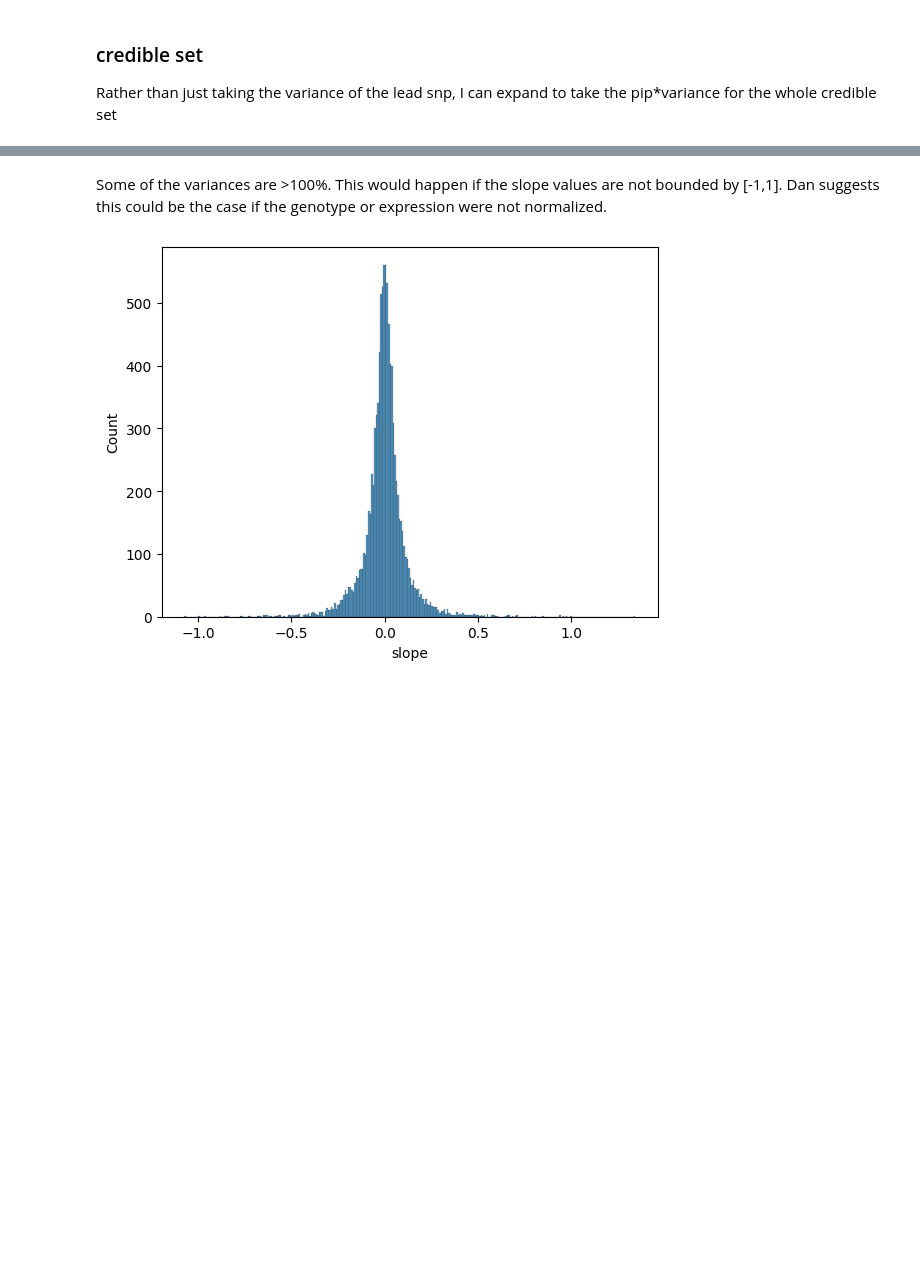
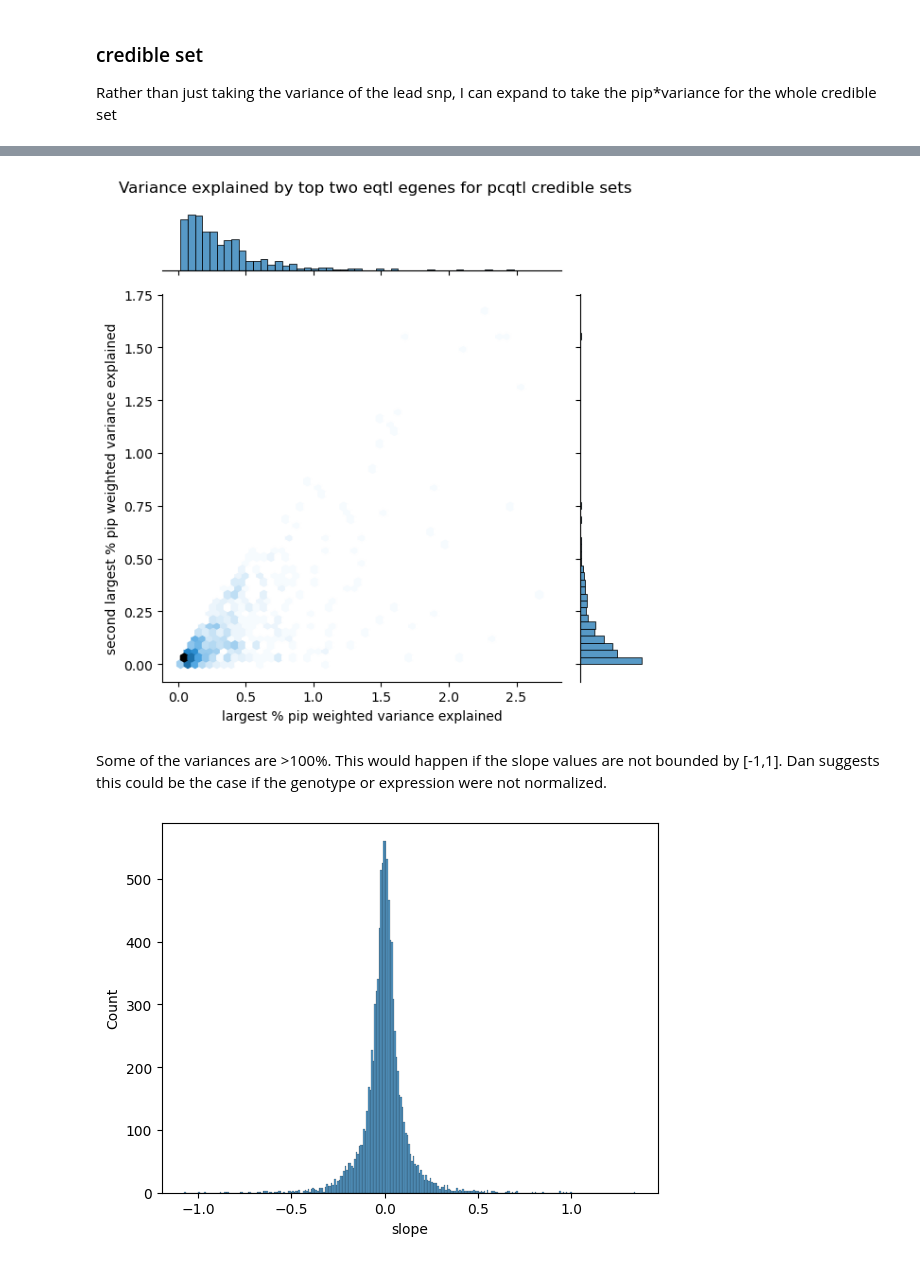
Before and after one commit to kal26/pcqtls, a Jupyter notebook: workflow/notebooks/pc_gene_variance.ipynb, the cells around one changed output, grey strips where cells are left out. Cells and saved outputs as stored; diff of their text form; code cells hidden in the pictures; blank space fills up the shorter version.

```diff
--- a/workflow/notebooks/pc_gene_variance.ipynb
+++ b/workflow/notebooks/pc_gene_variance.ipynb
@@ -150,2 +153,0 @@ pc1qtl_cs_e_nominal.reset_index(inplace=True, drop=True)
-# %%
-pc_susie_df.set_index('var_cluster')['pip']
@@ -182,7 +153,0 @@ pc1qtl_cs_e_nominal
-# %%
-
-
-# add in the pip, then calculate the effects size as a pip weighted slope**2
-pc1qtl_cs_e_nominal['pip'] = pc1qtl_cs_e_nominal['var_cluster'].map(pc_susie_df.set_index('var_cluster')['pip'])
-pc1qtl_cs_e_nominal['variance'] = pc1qtl_cs_e_nominal['slope'].apply(np.square)
-pc1qtl_cs_e_nominal['variance_weighted'] = pc1qtl_cs_e_nominal['variance'] * pc1qtl_cs_e_nominal['pip']
@@ -201,0 +154,13 @@ KeyError: 'Column not found: variance_weighted'
+# %%
+# get a subset of variants that ended up in credible sets
+e_nominal_pcsusie_subset_df = e_nominal_df[e_nominal_df['var_cluster'].isin(pc_susie_df['var_cluster'])]
+
+# I want to get a pip weighted variance for each egene
+e_nominal_pcsusie_subset_df['var_egene_cluster'] = e_nominal_pcsusie_subset_df['variant_id'] + '_' + e_nominal_pcsusie_subset_df['phenotype_id']
+
+# merge in the data from the susie finemapping
+e_nominal_pcsusie_subset_df = pd.merge(e_nominal_pcsusie_subset_df, pc_susie_df[['cs_id', 'var_cluster', 'pip', 'pc_num']], on='var_cluster')
+
+# pip weighted variance
+e_nominal_pcsusie_subset_df['variance'] = e_nominal_pcsusie_subset_df['slope'].apply(np.square) * 100
+e_nominal_pcsusie_subset_df['variance_weighted'] = e_nominal_pcsusie_subset_df['variance'] * e_nominal_pcsusie_subset_df['pip']
@@ -202,21 +173,31 @@ KeyError: 'Column not found: variance_weighted'
 # %%
+# group by phenotype (egene and cluster)
+sum_variance_df = e_nominal_pcsusie_subset_df.groupby('phenotype_id').agg({'variance_weighted':sum, 'cluster_id':'first'})
+
+# keep only the largest and 2nd largest effect size for each cluster
+plot_df = sum_variance_df.groupby('cluster_id').apply(lambda x: x.nlargest(2, 'variance_weighted')).reset_index(drop=True)
+
 # Add a rank column with grouped rank numbers
-plot_df['rank'] = plot_df.groupby('cs_id')['variance_weighted'].rank("dense", ascending=False)
+plot_df['rank'] = plot_df.groupby('cluster_id')['variance_weighted'].rank("dense", ascending=False)
+
 # Pivot the DataFrame
-plot_df = plot_df.pivot(index='cs_id', columns='rank', values='effect_size')
+plot_df = plot_df.pivot(index='cluster_id', columns='rank', values='variance_weighted')
+
 # Rename the columns for clarity
 plot_df.columns = ['largest', 'second_largest']
 # %%
 # Create the jointplot
-jplot = sns.jointplot(data=plot_df, x='largest', y='second_largest', kind='hex')
+jplot = sns.jointplot(data=plot_df, x='largest', y='second_largest', kind='hex', gridsize=50, marginal_kws=dict(bins=50))
 
 # Set labels
-jplot.set_axis_labels('Largest gene variance', 'Second gene variance', fontsize=16)
+jplot.set_axis_labels('largest % pip weighted variance explained', 'second largest % pip weighted variance explained')
 
-plt.suptitle('Variance explained by top two eqtl genes per cluster for lead pcqtl variants')
+plt.suptitle('Variance explained by top two eqtl egenes for pcqtl credible sets')
 jplot.fig.tight_layout()
 # Show the plot
 plt.show()
+# %% [output]
+[figure, added]
 # %% [markdown]
 Some of the variances are >100%. This would happen if the slope values are not bounded by [-1,1]. Dan suggests this could be the case if the genotype or expression were not normalized.
 # %%
```
Also changed, not shown: parts of 12 cells of this notebook, 1 other file.
